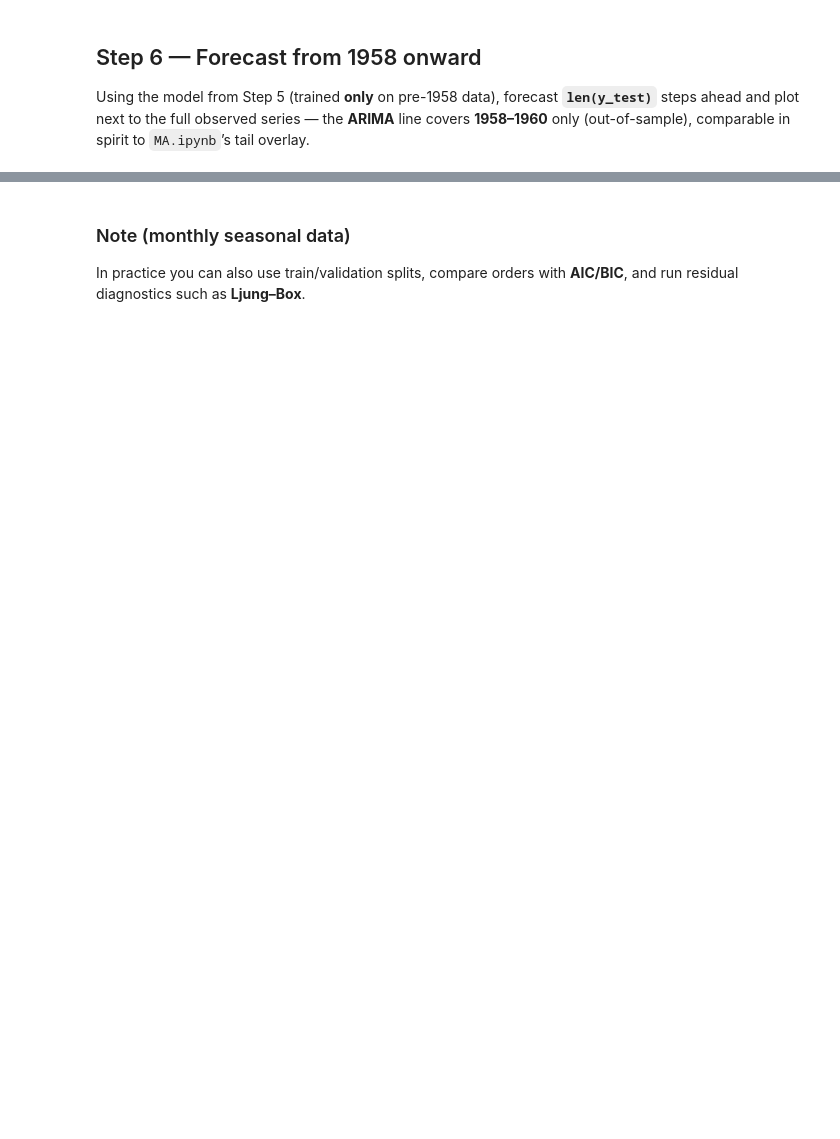
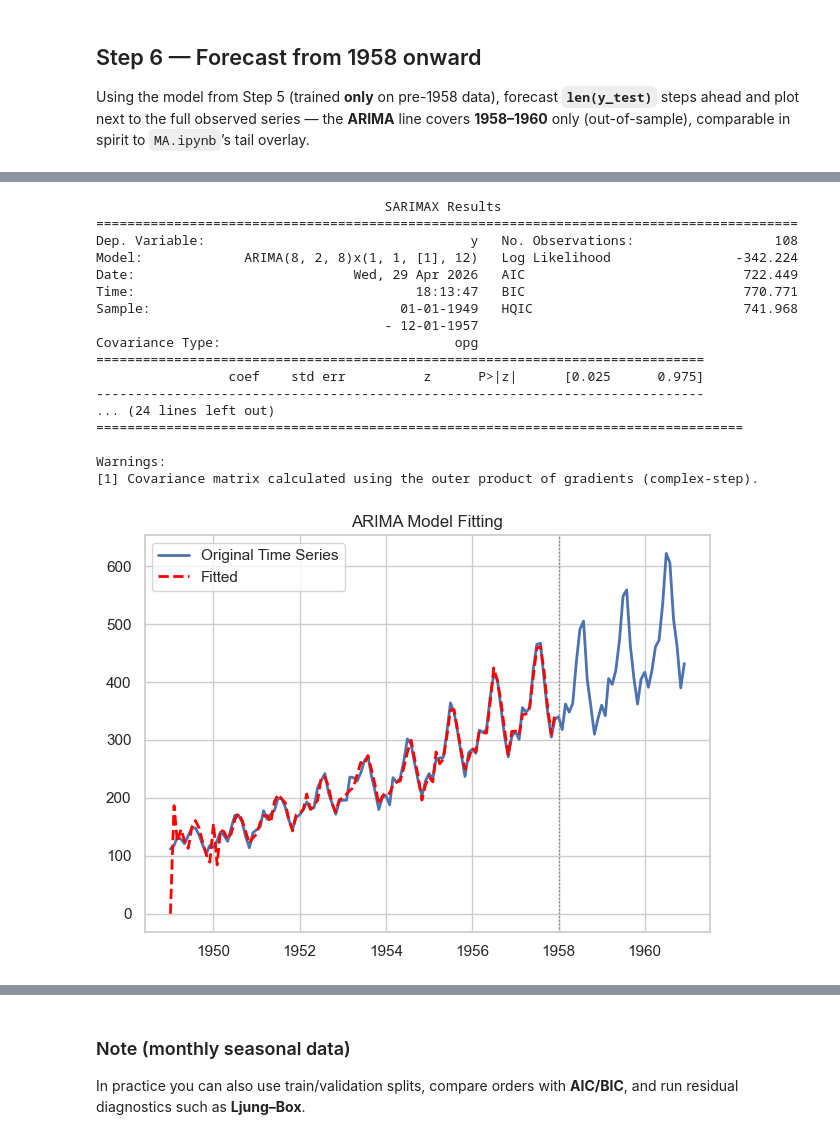
Before and after one commit to NetManAIOps/sktime, a Jupyter notebook: lectures/lec7/ARIMA.ipynb, the cells around one changed output, grey strips where cells are left out. Drawn from its saved outputs; the diff is of its cells as text; code cells hidden in the pictures; blank space fills up the shorter version.

```diff
--- a/lectures/lec7/ARIMA.ipynb
+++ b/lectures/lec7/ARIMA.ipynb
@@ -602,0 +585,45 @@ plt.show()
+# %%
+# Non-seasonal (p,d,q) and seasonal (P,D,Q); seasonal period s=12 months
+ORDER = (8, 1, )
+
+SEASONAL_ORDER = (1, 1, 1, 12)
+
+# Fit only on data before Jan 1958; hold out Jan 1958–Dec 1960 for Step 6
+SPLIT = pd.Timestamp("1958-01-01")
+y_train = y.loc[y.index < SPLIT].copy()
+y_test = y.loc[y.index >= SPLIT].copy()
+
+model = ARIMA(y_train, order=ORDER, seasonal_order=SEASONAL_ORDER)
+res = model.fit()
+print(res.summary())
+
+fitted = res.fittedvalues
+
+plt.figure(figsize=FIGSIZE)
+plt.plot(y, label="Original Time Series", linewidth=2, color="C0")
+plt.plot(fitted, label="Fitted", linestyle="--", linewidth=2, color="red")
+plt.axvline(SPLIT, color="gray", linestyle=":", linewidth=1)
+plt.title("ARIMA Model Fitting")
+plt.legend()
+plt.grid(True)
+plt.tight_layout()
+plt.show()
+# %% [output]
+                                     SARIMAX Results
+==========================================================================================
+Dep. Variable:                                  y   No. Observations:                  108
+Model:             ARIMA(8, 2, 8)x(1, 1, [1], 12)   Log Likelihood                -342.224
+Date:                            Wed, 29 Apr 2026   AIC                            722.449
+Time:                                    18:13:47   BIC                            770.771
+Sample:                                01-01-1949   HQIC                           741.968
+                                     - 12-01-1957
+Covariance Type:                              opg
+==============================================================================
+                 coef    std err          z      P>|z|      [0.025      0.975]
+------------------------------------------------------------------------------
+... (24 lines left out)
+===================================================================================
+
+Warnings:
+[1] Covariance matrix calculated using the outer product of gradients (complex-step).
+[figure, added]
```
Also changed, not shown: parts of 4 cells of this notebook, 5 other files.
